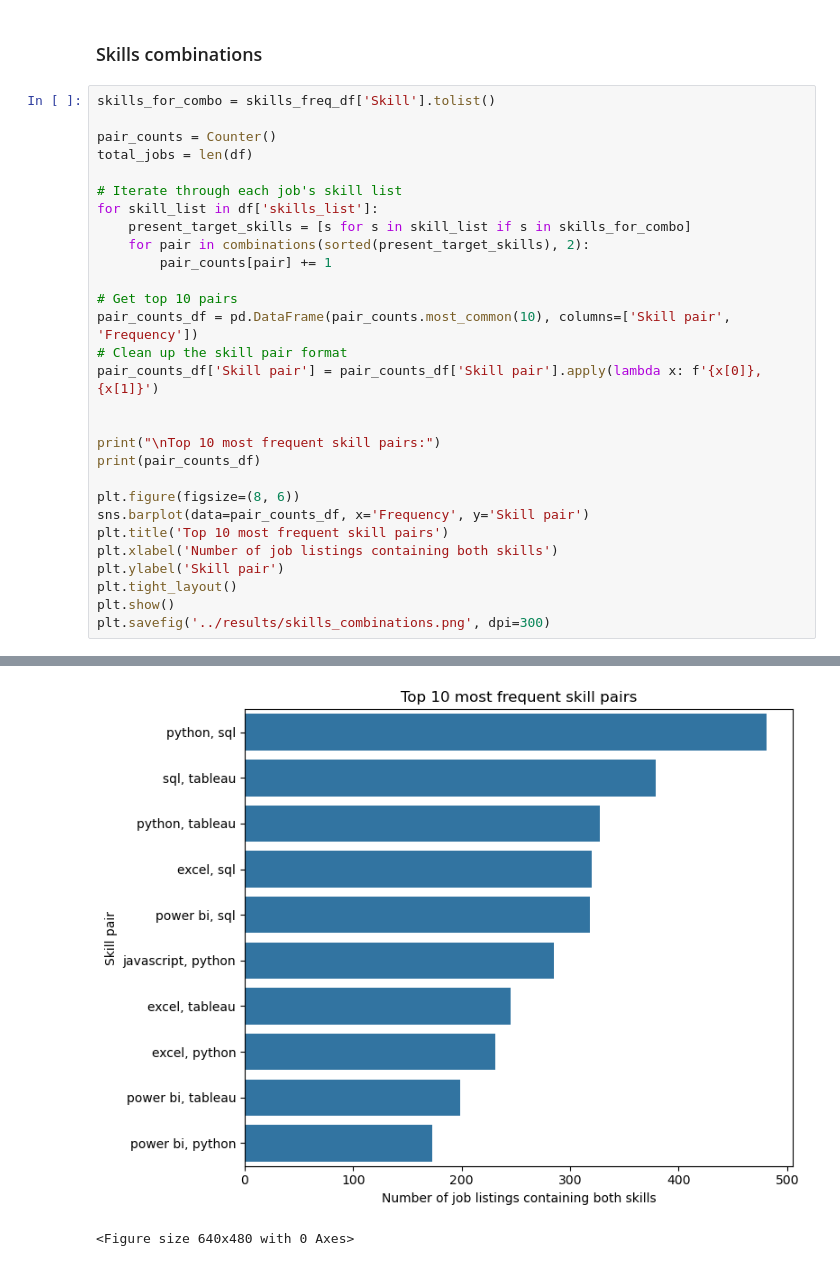
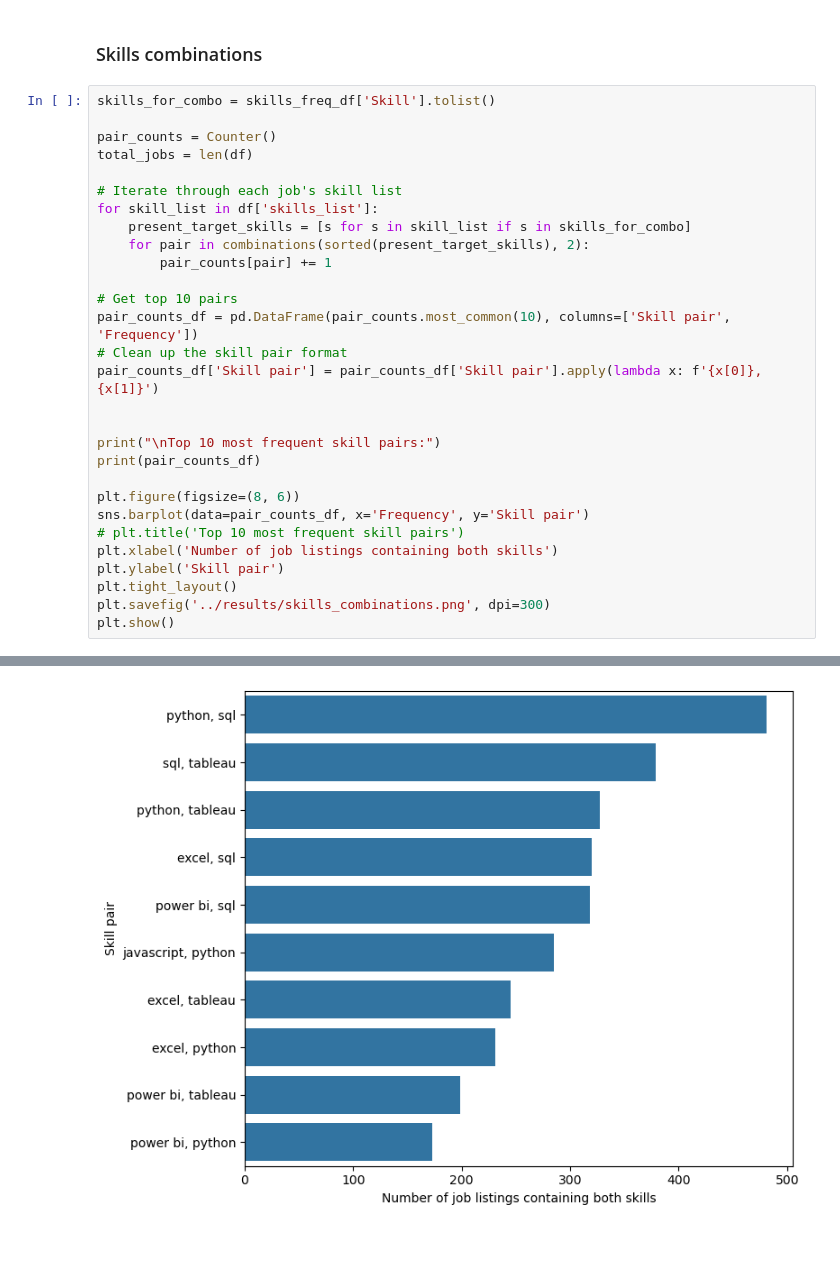
Before and after one commit to CawbyCop/720000069, a Jupyter notebook: source/data_analysis.ipynb, the cells around one changed output, grey strips where cells are left out. Drawn from its saved outputs; the diff is of its cells as text.

```diff
--- a/source/data_analysis.ipynb
+++ b/source/data_analysis.ipynb
@@ -396,34 +397,33 @@ for skill_list in df['skills_list']:
         pair_counts[pair] += 1
 
 # Get top 10 pairs
 pair_counts_df = pd.DataFrame(pair_counts.most_common(10), columns=['Skill pair', 'Frequency'])
 # Clean up the skill pair format
 pair_counts_df['Skill pair'] = pair_counts_df['Skill pair'].apply(lambda x: f'{x[0]}, {x[1]}')
 
 
 print("\nTop 10 most frequent skill pairs:")
 print(pair_counts_df)
 
 plt.figure(figsize=(8, 6))
 sns.barplot(data=pair_counts_df, x='Frequency', y='Skill pair')
-plt.title('Top 10 most frequent skill pairs')
+# plt.title('Top 10 most frequent skill pairs')
 plt.xlabel('Number of job listings containing both skills')
 plt.ylabel('Skill pair')
 plt.tight_layout()
+plt.savefig('../results/skills_combinations.png', dpi=300)
 plt.show()
-plt.savefig('../results/skills_combinations.png', dpi=300)
 # %% [output]
 Top 10 most frequent skill pairs:
            Skill pair  Frequency
 0         python, sql        481
 1        sql, tableau        379
 2     python, tableau        327
 3          excel, sql        320
 4       power bi, sql        318
 5  javascript, python        285
 6      excel, tableau        245
 7       excel, python        231
 8   power bi, tableau        199
 9    power bi, python        173
-[figure, old version]
+[figure, new version]
-<Figure size 640x480 with 0 Axes>
```
Also changed, not shown: parts of 8 cells of this notebook, 9 other files.
